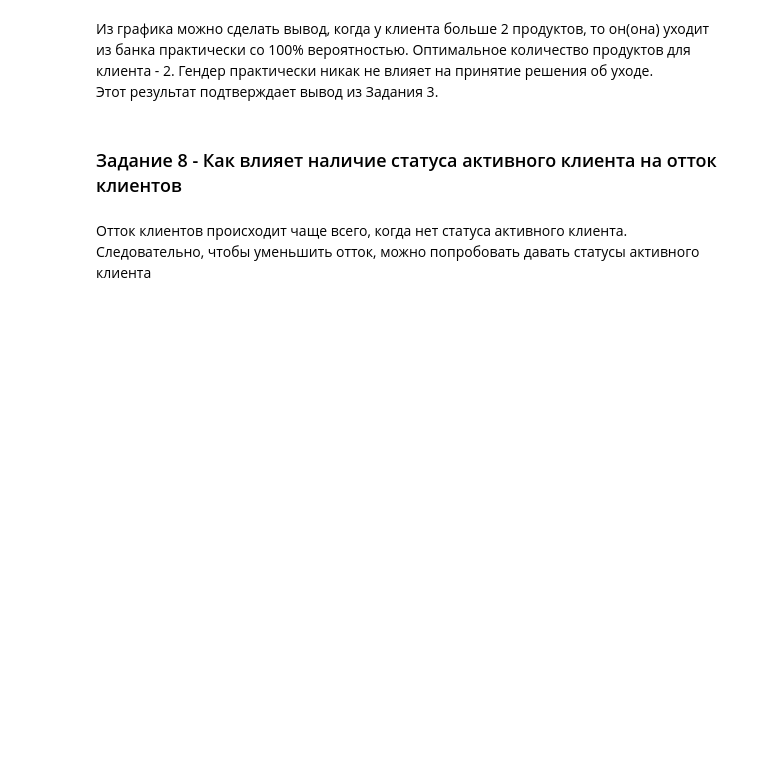
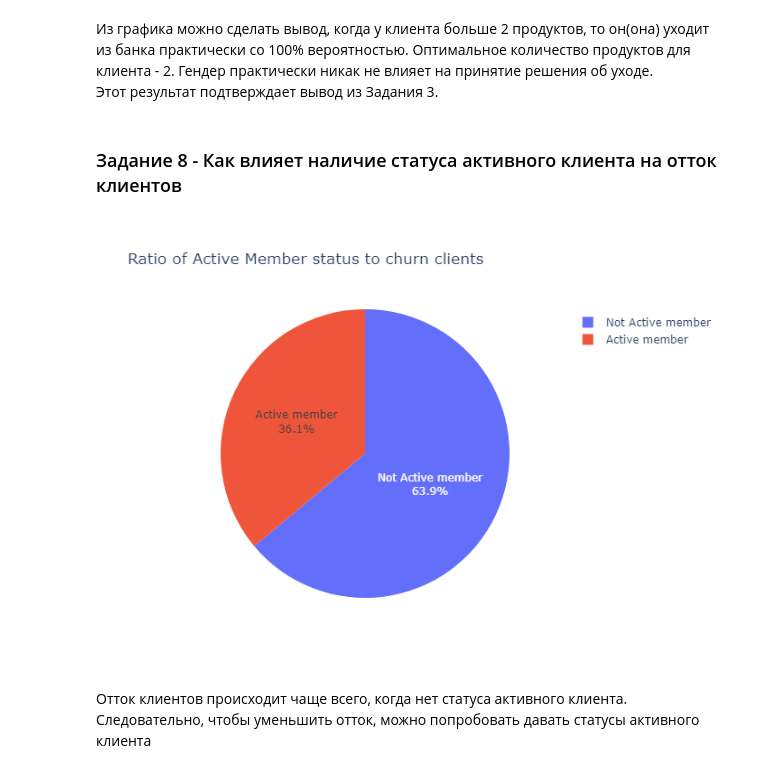
Before and after one commit to marioitti1/sf_data_science, a Jupyter notebook: Homework/Visualization.ipynb, the cells around one changed output. Saved outputs shown, nothing was run; the diff lists cells and outputs as text; code cells hidden in the pictures; blank space fills up the shorter version.

Commit message:
Fixed visualization

```diff
--- a/Homework/Visualization.ipynb
+++ b/Homework/Visualization.ipynb
@@ -174,17 +174,23 @@ barplot.set_ylabel('Percentage of left client');
 # %%
 active_memb_churn = churn_data.groupby('IsActiveMember')['Exited'].value_counts()
 active_memb_churn = active_memb_churn.reset_index()
 active_memb_churn = active_memb_churn[active_memb_churn['Exited'] == 1]
 active_memb_churn['IsActiveMember'] = active_memb_churn['IsActiveMember'].replace({0: 'Not Active member', 1: 'Active member'})
 
 fig = px.pie(
     active_memb_churn,
     values='count',
     names='IsActiveMember',
     title='Ratio of Active Member status to churn clients',
 )
 fig.update_traces(textposition='inside', textinfo='percent+label')
-fig.show()
+#fig.show()
+
+# Without it the picture will not be displayed
+fig.write_image("Images/pie.png")
+Image("Images/pie.png")
+# %% [output]
+[figure, added]
 # %% [markdown]
 Отток клиентов происходит чаще всего, когда нет статуса активного клиента.\
 Следовательно, чтобы уменьшить отток, можно попробовать давать статусы активного клиента
```
Also changed, not shown: parts of 2 cells of this notebook, 2 other files.
